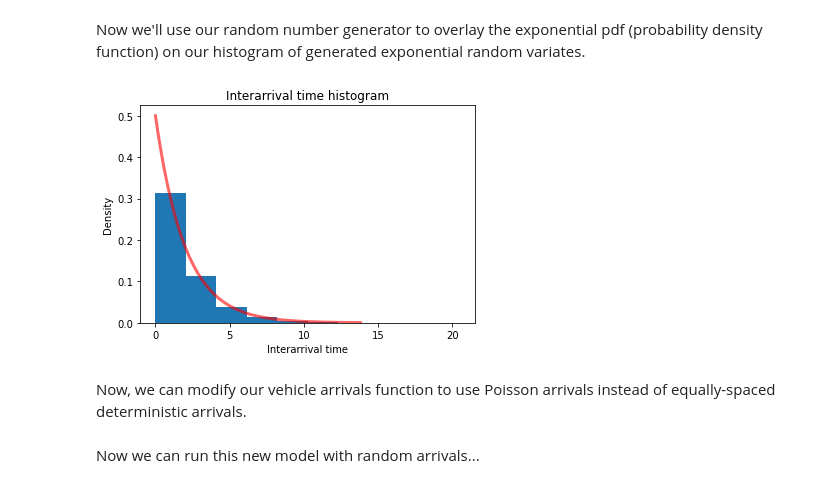
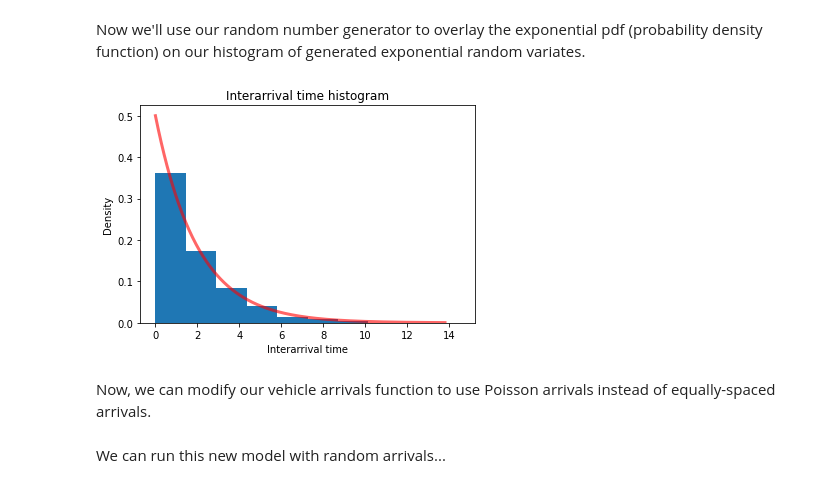
Before and after one commit to MickiRhen/rhenhw3, a Jupyter notebook: notebooks/rhenhw3_simulation.ipynb, the cells around one changed output. Saved outputs shown, nothing was run; the diff lists cells and outputs as text; code cells hidden in the pictures.

```diff
--- a/notebooks/rhenhw3_simulation.ipynb
+++ b/notebooks/rhenhw3_simulation.ipynb
@@ -124,37 +128,37 @@ Now we'll use our random number generator to overlay the exponential pdf (probab
 # %%
 # Import exponential distribution function from scipy.stats
 from scipy.stats import expon
 
 # Set mean of this distribution to whatever we were using above for interarrival time
 mean_interarrival_time = interarrival_time
 
 # Create a random variable object based on the exponential distribution with the given mean
 rv_expon = expon(scale=mean_interarrival_time)
 
 
 
 # Generate 1000 exponential random variates (Exponential function from numpy)
-iat_sample = rg.exponential(mean_interarrival_time, 10000)
+iat_sample = rg.exponential(mean_interarrival_time, 1000)
 
 # Create a histogram of the random samples with exponential pdf overlaid
 plt.title("Interarrival time histogram")
 plt.xlabel("Interarrival time")
 plt.ylabel("Density")
 plt.hist(iat_sample, density=True);
 
 # Create values for the x-axis using expon function from SciPy
 x_expon = np.linspace(rv_expon.ppf(0.0001),
                 rv_expon.ppf(0.999), 500)
 
 # Create values for the y-axis
 y_expon_pdf = rv_expon.pdf(x_expon)
 
 plt.plot(x_expon, y_expon_pdf,
        'r-', lw=3, alpha=0.6, label='Exponential pdf');
 # %% [output]
-[figure, old version]
+[figure, new version]
 # %% [markdown]
-Now, we can modify our vehicle arrivals function to use Poisson arrivals instead of equally-spaced deterministic arrivals.
+Now, we can modify our vehicle arrivals function to use Poisson arrivals instead of equally-spaced arrivals.
 # %%
 def vehicle_arrivals_random_1(env, mean_interarrival_time=2.0, rg=default_rng(0)):
     """Generate vehicles according to a Poisson arrival process"""
@@ -176,7 +180,7 @@ def vehicle_arrivals_random_1(env, mean_interarrival_time=2.0, rg=default_rng(0)
 
         print(f"Vehicle {vehicle} created at time {env.now}")
 # %% [markdown]
-Now we can run this new model with random arrivals...
+We can run this new model with random arrivals...
 # %%
 # Initialize a new simulation environment
 env2 = simpy.Environment()
```
Also changed, not shown: parts of 38 cells of this notebook.
